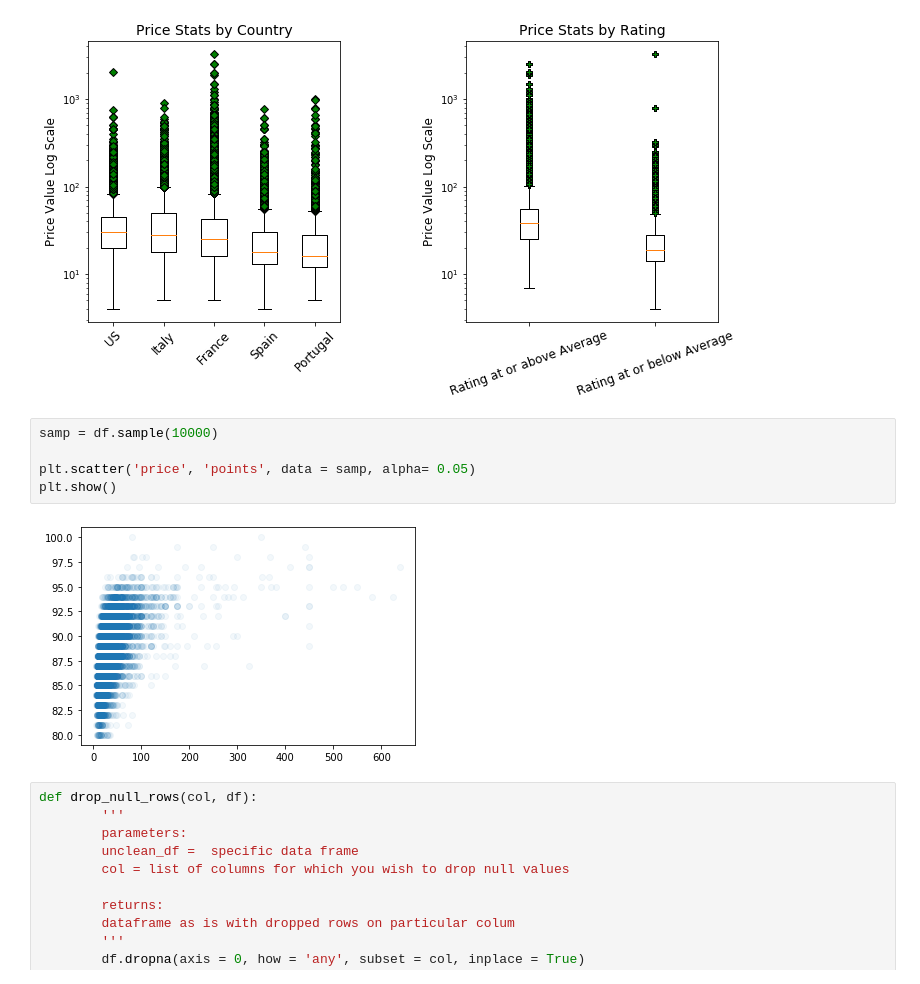
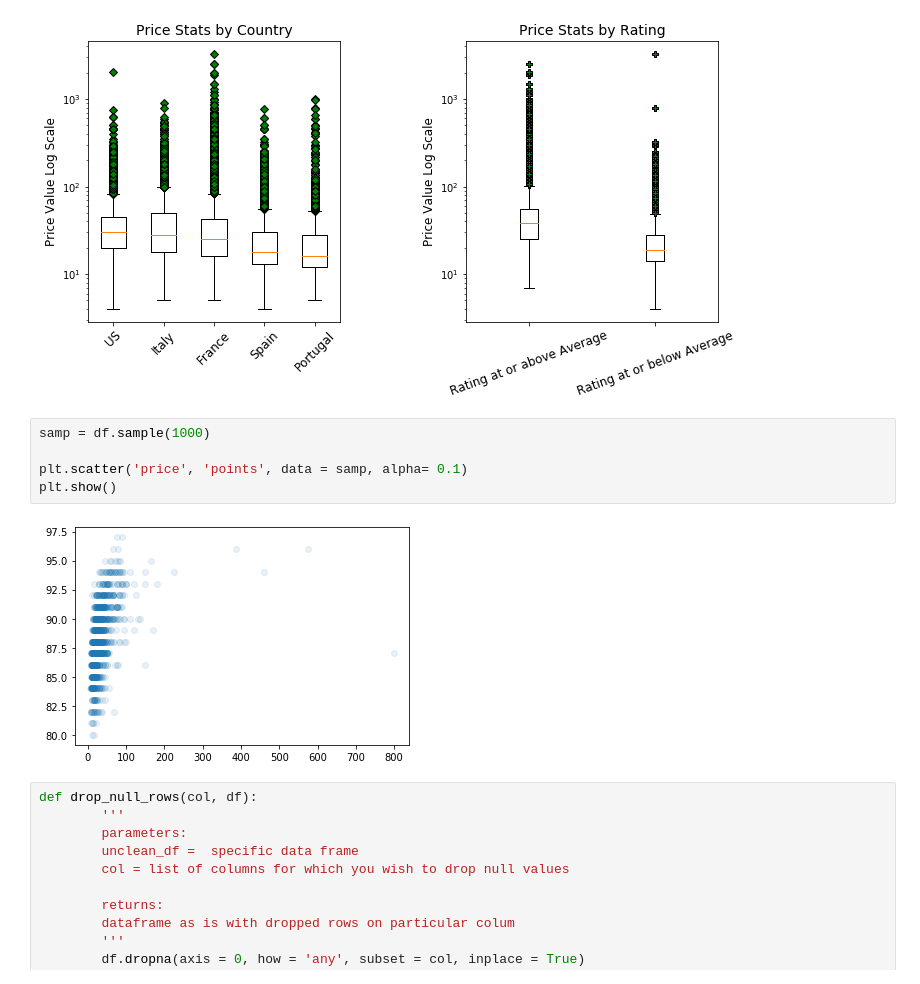
Before and after one commit to hberginc/wine_ratings_data_analysis, a Jupyter notebook: notebooks/Data_exploration.ipynb, the cells around one changed output. Cells and saved outputs as stored; diff of their text form.

```diff
--- a/notebooks/Data_exploration.ipynb
+++ b/notebooks/Data_exploration.ipynb
@@ -175,12 +163,12 @@ plt.show();
 # %% [output]
 [figure]
 # %%
-samp = df.sample(10000)
+samp = df.sample(1000)
 
-plt.scatter('price', 'points', data = samp, alpha= 0.05)
+plt.scatter('price', 'points', data = samp, alpha= 0.1)
 plt.show()
 # %% [output]
-[figure, old version]
+[figure, new version]
 # %%
 def drop_null_rows(col, df):
         '''
```
Also changed, not shown: parts of 10 cells of this notebook, 1 other file.
